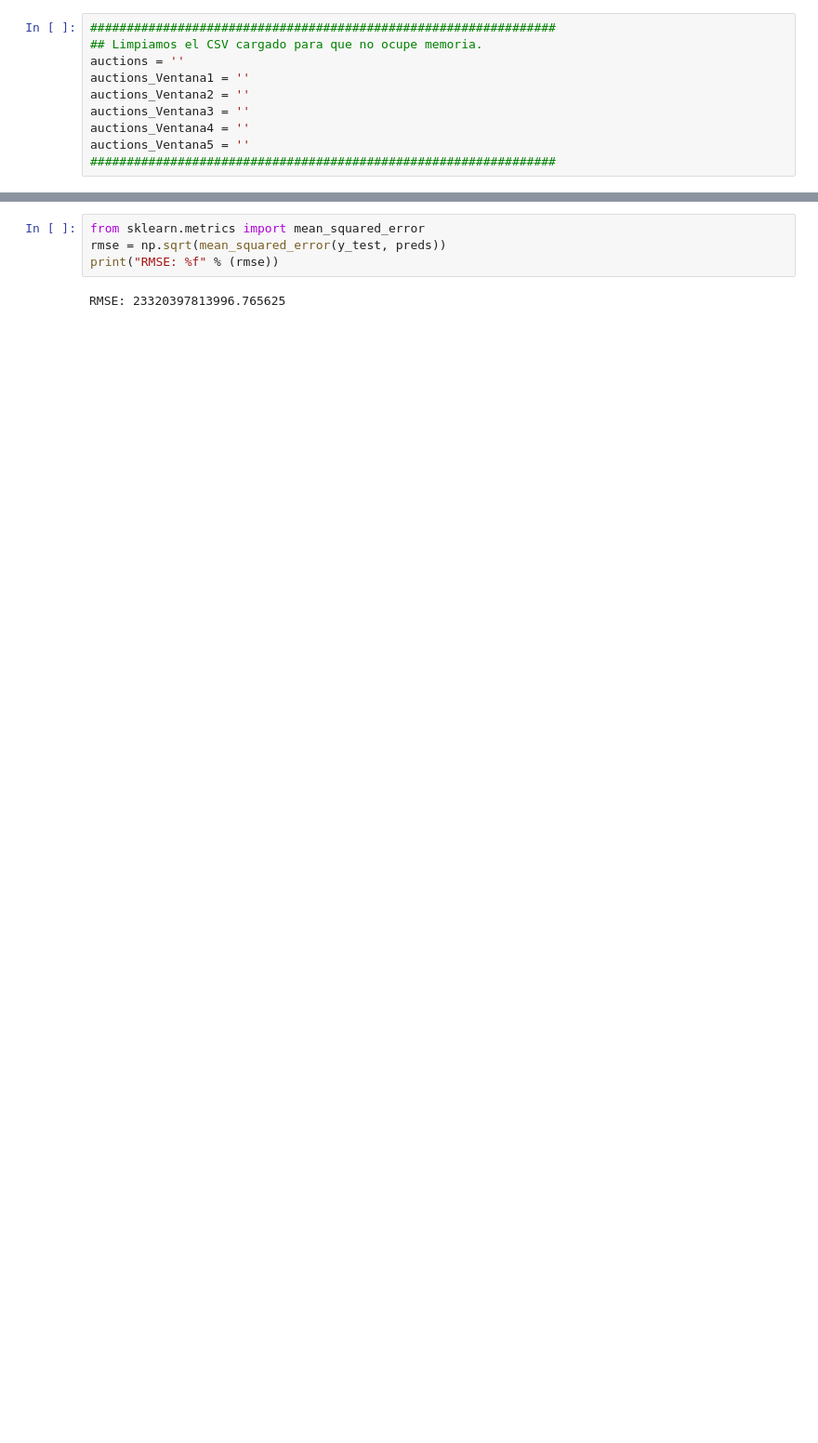
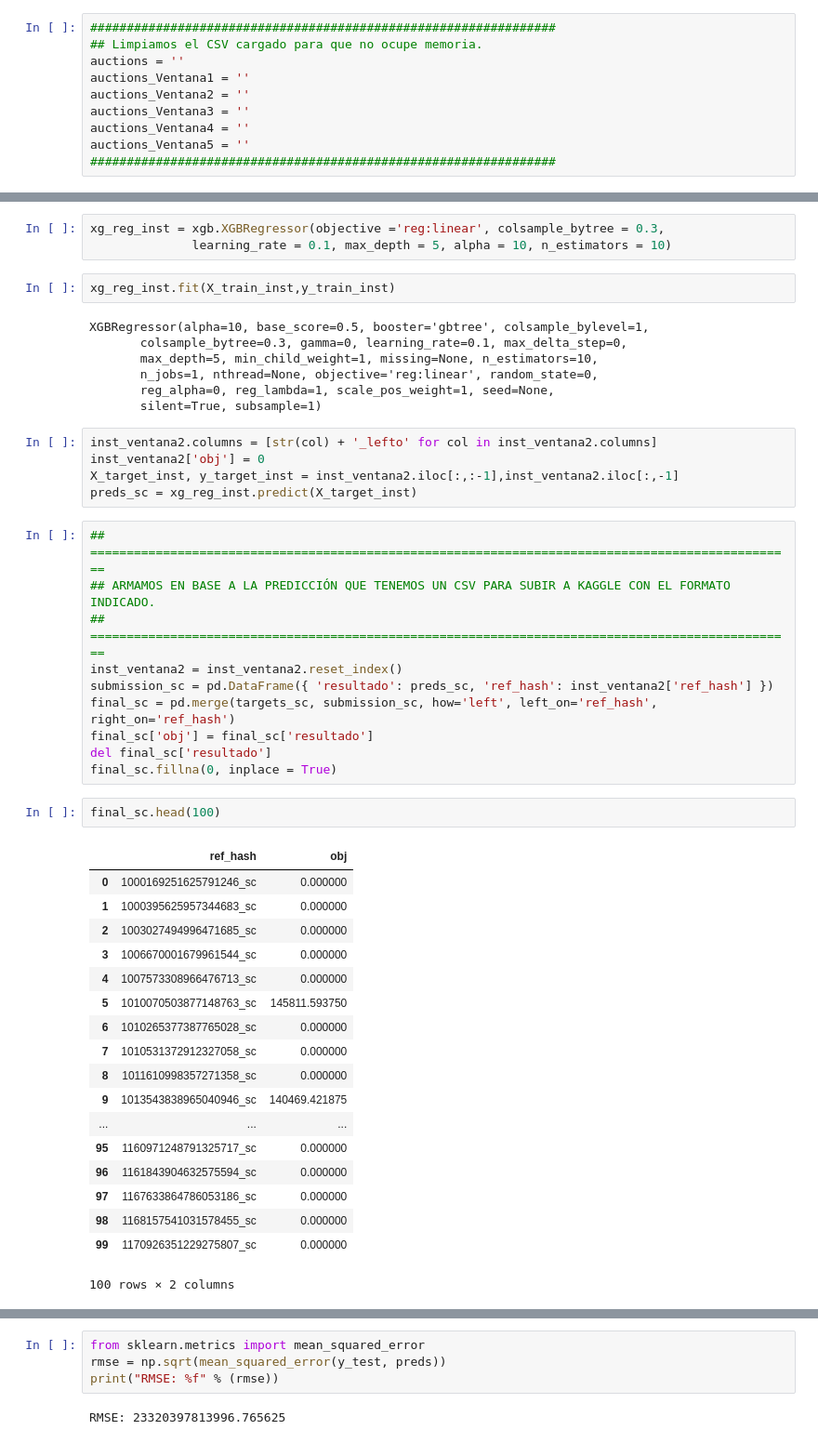
Before and after one commit to asilvestri2020/7506_1C2019, a Jupyter notebook: TP2/TP2_Continuacion.ipynb, the cells around one changed output, grey strips where cells are left out. Shown at 93% size. Cells and saved outputs as stored; diff of their text form; blank space fills up the shorter version.

```diff
--- a/TP2/TP2_Continuacion.ipynb
+++ b/TP2/TP2_Continuacion.ipynb
@@ -486,0 +386,48 @@ preds = xg_reg.predict(X_test)
+# %%
+xg_reg_inst = xgb.XGBRegressor(objective ='reg:linear', colsample_bytree = 0.3,
+              learning_rate = 0.1, max_depth = 5, alpha = 10, n_estimators = 10)
+# %%
+xg_reg_inst.fit(X_train_inst,y_train_inst)
+# %% [output]
+XGBRegressor(alpha=10, base_score=0.5, booster='gbtree', colsample_bylevel=1,
+       colsample_bytree=0.3, gamma=0, learning_rate=0.1, max_delta_step=0,
+       max_depth=5, min_child_weight=1, missing=None, n_estimators=10,
+       n_jobs=1, nthread=None, objective='reg:linear', random_state=0,
+       reg_alpha=0, reg_lambda=1, scale_pos_weight=1, seed=None,
+       silent=True, subsample=1)
+# %%
+inst_ventana2.columns = [str(col) + '_lefto' for col in inst_ventana2.columns]
+inst_ventana2['obj'] = 0
+X_target_inst, y_target_inst = inst_ventana2.iloc[:,:-1],inst_ventana2.iloc[:,-1]
+preds_sc = xg_reg_inst.predict(X_target_inst)
+# %%
+## =================================================================================================
+## ARMAMOS EN BASE A LA PREDICCIÓN QUE TENEMOS UN CSV PARA SUBIR A KAGGLE CON EL FORMATO INDICADO.
+## =================================================================================================
+inst_ventana2 = inst_ventana2.reset_index()
+submission_sc = pd.DataFrame({ 'resultado': preds_sc, 'ref_hash': inst_ventana2['ref_hash'] })
+final_sc = pd.merge(targets_sc, submission_sc, how='left', left_on='ref_hash', right_on='ref_hash')
+final_sc['obj'] = final_sc['resultado']
+del final_sc['resultado']
+final_sc.fillna(0, inplace = True)
+# %%
+final_sc.head(100)
+# %% [output]
+|  | ref_hash | obj |
+| 0 | 1000169251625791246_sc | 0.000000 |
+| 1 | 1000395625957344683_sc | 0.000000 |
+| 2 | 1003027494996471685_sc | 0.000000 |
+| 3 | 1006670001679961544_sc | 0.000000 |
+| 4 | 1007573308966476713_sc | 0.000000 |
+| 5 | 1010070503877148763_sc | 145811.593750 |
+| 6 | 1010265377387765028_sc | 0.000000 |
+| 7 | 1010531372912327058_sc | 0.000000 |
+| 8 | 1011610998357271358_sc | 0.000000 |
+| 9 | 1013543838965040946_sc | 140469.421875 |
+| ... | ... | ... |
+| 95 | 1160971248791325717_sc | 0.000000 |
+| 96 | 1161843904632575594_sc | 0.000000 |
+| 97 | 1167633864786053186_sc | 0.000000 |
+| 98 | 1168157541031578455_sc | 0.000000 |
+| 99 | 1170926351229275807_sc | 0.000000 |
+100 rows × 2 columns
```
Also changed, not shown: parts of 66 cells of this notebook, 1 other file.
